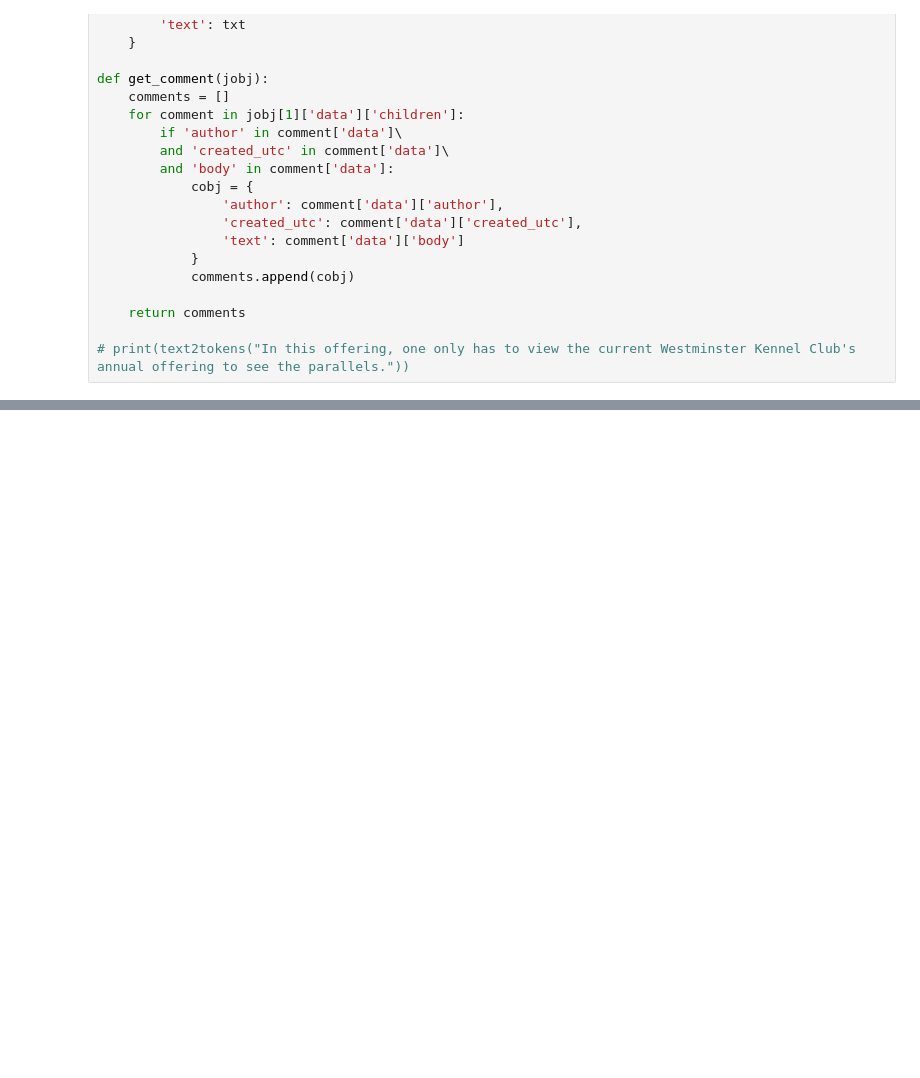
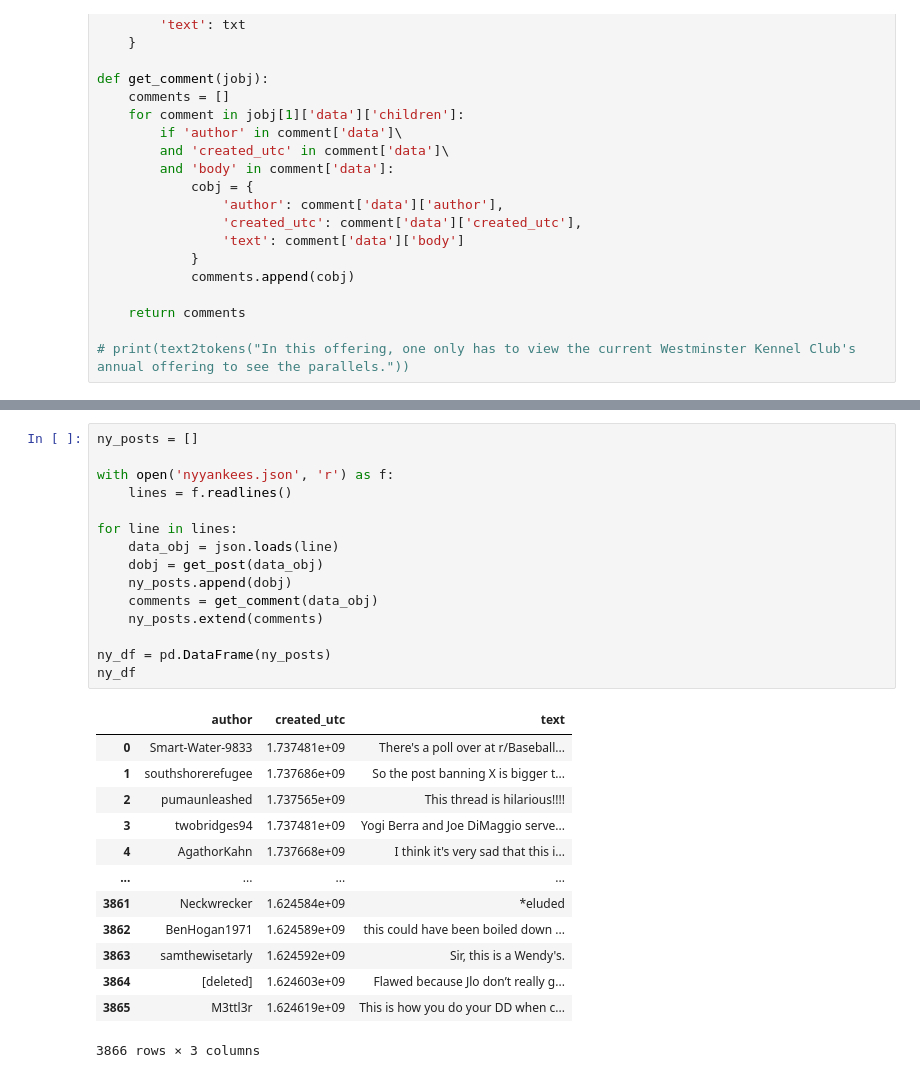
Before and after one commit to TenzinSommer/DSCI-125-HW-2, a Jupyter notebook: hw2_step2.ipynb, the cells around one changed output, grey strips where cells are left out. Drawn from its saved outputs; the diff is of its cells as text; blank space fills up the shorter version.

```diff
--- a/hw2_step2.ipynb
+++ b/hw2_step2.ipynb
@@ -99,0 +110,29 @@ JSONDecodeError: Expecting value: line 2 column 1 (char 408858)
+# %%
+ny_posts = []
+
+with open('nyyankees.json', 'r') as f:
+	lines = f.readlines()
+
+for line in lines:
+	data_obj = json.loads(line)
+	dobj = get_post(data_obj)
+	ny_posts.append(dobj)
+	comments = get_comment(data_obj)
+	ny_posts.extend(comments)
+
+ny_df = pd.DataFrame(ny_posts)
+ny_df
+# %% [output]
+|  | author | created_utc | text |
+| 0 | Smart-Water-9833 | 1.737481e+09 | There's a poll over at r/Baseball... |
+| 1 | southshorerefugee | 1.737686e+09 | So the post banning X is bigger t... |
+| 2 | pumaunleashed | 1.737565e+09 | This thread is hilarious!!!! |
+| 3 | twobridges94 | 1.737481e+09 | Yogi Berra and Joe DiMaggio serve... |
+| 4 | AgathorKahn | 1.737668e+09 | I think it's very sad that this i... |
+| ... | ... | ... | ... |
+| 3861 | Neckwrecker | 1.624584e+09 | *eluded |
+| 3862 | BenHogan1971 | 1.624589e+09 | this could have been boiled down ... |
+| 3863 | samthewisetarly | 1.624592e+09 | Sir, this is a Wendy's. |
+| 3864 | [deleted] | 1.624603e+09 | Flawed because Jlo don’t really g... |
+| 3865 | M3ttl3r | 1.624619e+09 | This is how you do your DD when c... |
+3866 rows × 3 columns
```
Also changed, not shown: parts of 4 cells of this notebook, 8 other files.
